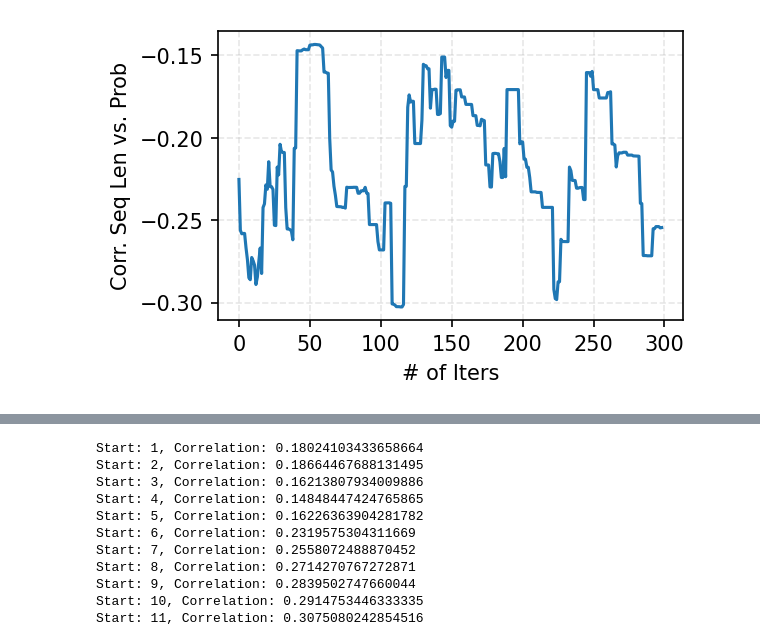
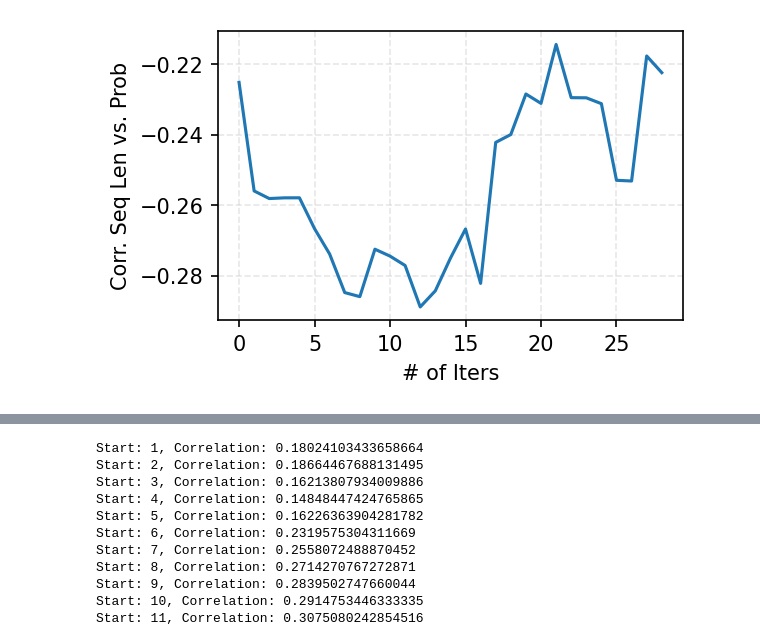
Before and after one commit to chengzhi-lu/vllm, a Jupyter notebook: examples/analysis/data/eos_pos_analysis.ipynb, the cells around one changed output, grey strips where cells are left out. Cells and saved outputs as stored; diff of their text form; code cells hidden in the pictures.

```diff
--- a/examples/analysis/data/eos_pos_analysis.ipynb
+++ b/examples/analysis/data/eos_pos_analysis.ipynb
@@ -26,21 +26,21 @@ df_prob = pd.DataFrame(eos_probabilities).T
 # %%
 corrs = []
 ratio = []
 count = df.describe().T["count"]
-for i in range(1, 300):
+for i in range(1, 30):
     df_eos_prob_count = df_prob[:i].describe().T[["count", "mean"]]
     df_eos_prob_count["count"] = count - i
     df_eos_prob_count = df_eos_prob_count[df_eos_prob_count["count"] > 0]
     ratio.append(df_eos_prob_count["count"]/df_eos_prob_count['mean'])
     corrs.append(df_eos_prob_count.corr(method="pearson").loc["mean", "count"])
 
 
 
 plt.figure(figsize=(4, 2.5), dpi=150)
 sns.lineplot(corrs)
 plt.xlabel("# of Iters")
 plt.ylabel("Corr. Seq Len vs. Prob")
 plt.grid(alpha=0.3, linestyle="--")
 # plt.savefig("fig/eos_corr.pdf")
 # %% [output]
-[figure, old version]
+[figure, new version]
```
Also changed, not shown: parts of 4 cells of this notebook, 13 other files.
